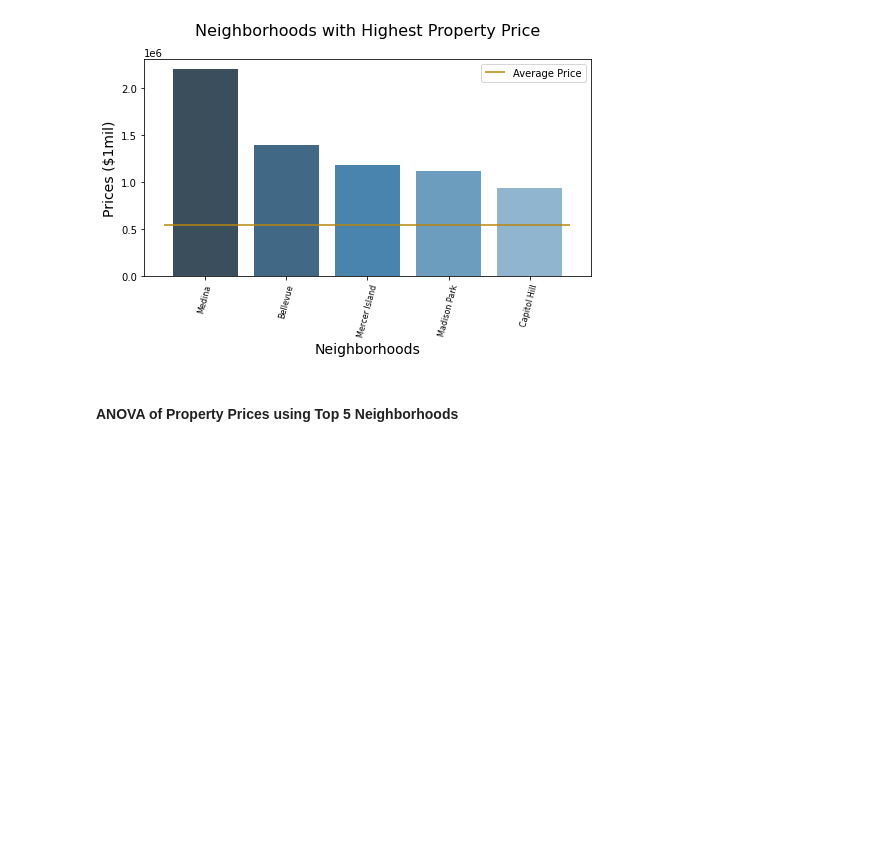
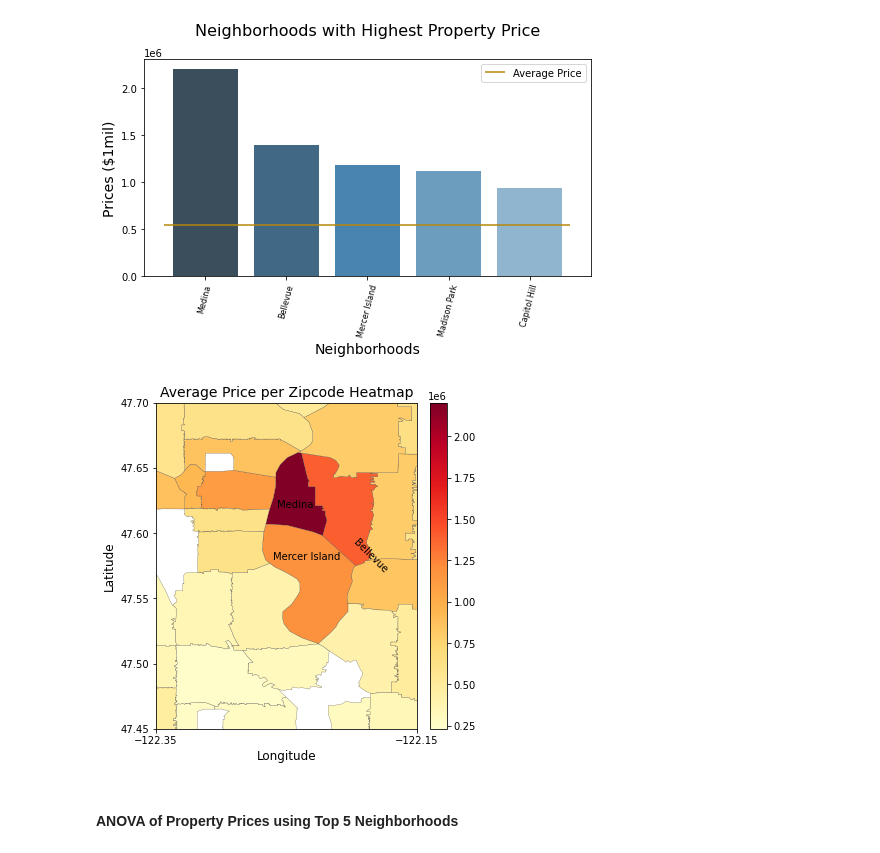
Before and after one commit to yunghanjeong/King_County_Housing_Price_Prediction, a Jupyter notebook: housing_price_prediction.ipynb, the cells around one changed output. Saved outputs shown, nothing was run; the diff lists cells and outputs as text; code cells hidden in the pictures; blank space fills up the shorter version.

```diff
--- a/housing_price_prediction.ipynb
+++ b/housing_price_prediction.ipynb
@@ -146,6 +145,44 @@ plt.savefig("images/high_price_neighborhood.png",bbox_inches = "tight")
 plt.show();
 # %% [output]
 [figure]
+# %%
+#shapefile data setup
+king_county = gpd.read_file("data/zipcode_shape/Zipcodes_for_King_County_and_Surrounding_Area___zipcode_area.shp")
+king_county["zipcode"] = king_county["ZIP"] #set up column for merge
+
+#kc_df price setup
+zip_price = kc_df.groupby("zipcode").price.mean()
+
+#plotting data setup
+zip_plot_df = king_county.join(zip_price, on="zipcode", how="inner")
+# %%
+#plot setup
+fig, ax = plt.subplots(figsize=(12,6))
+zip_plot_df.plot(column="price", cmap="YlOrRd", linewidth=.25, edgecolor=".25", ax=ax)
+
+#set up colorbar
+color_bar = plt.cm.ScalarMappable(cmap="YlOrRd", norm=plt.Normalize(vmin=zip_price.min(), vmax=zip_price.max()))
+color_bar._A = []
+cbar = fig.colorbar(color_bar, fraction=0.03, pad=0.02)
+
+#set figure limit to zoom in on select neighborhoods
+ax.set_ylim(47.45, 47.7)
+ax.set_xlim(-122.35, -122.15)
+ax.set_xticks([-122.35, -122.15])
+ax.set_ylabel("Latitude", size=12)
+ax.set_xlabel("Longitude", size=12)
+
+#labeling few areas
+ax.text(-122.257, 47.62, 'Medina')
+ax.text(-122.2, 47.57, 'Bellevue', rotation=-45)
+ax.text(-122.26, 47.58, 'Mercer Island')
+
+plt.title("Average Price per Zipcode Heatmap", size=14)
+#uncomment below to save image
+# plt.savefig("images/zipcode_price_heatmap.png",bbox_inches = "tight")
+plt.show();
+# %% [output]
+[figure, added]
 # %% [markdown]
 #### ANOVA of Property Prices using Top 5 Neighborhoods
 # %%
```
Also changed, not shown: parts of 63 cells of this notebook, 9 other files.
